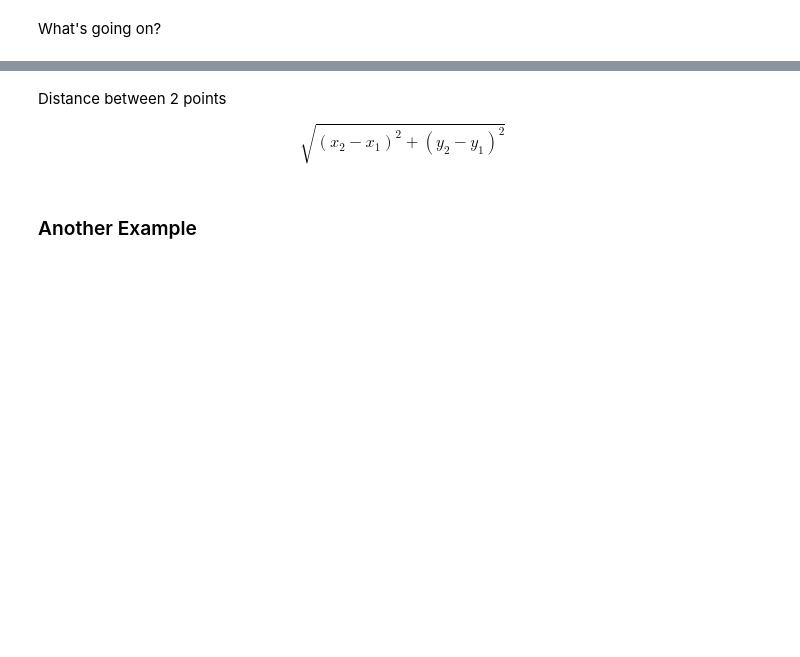
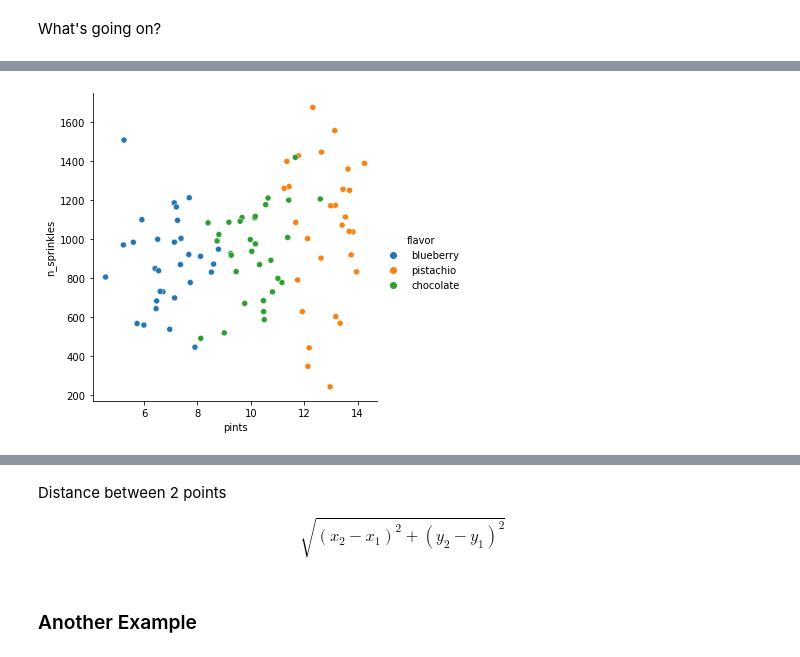
Before and after one commit to CodeupClassroom/pagel-regression, a Jupyter notebook: scaling_lesson.ipynb, the cells around one changed output, grey strips where cells are left out. Cells and saved outputs as stored; diff of their text form; code cells hidden in the pictures; blank space fills up the shorter version.

```diff
--- a/scaling_lesson.ipynb
+++ b/scaling_lesson.ipynb
@@ -108,3 +151,5 @@ What's going on?
 # %%
-# sns.relplot(data=train, y='n_sprinkles', x='pints', hue='flavor');
+sns.relplot(data=train, y='n_sprinkles', x='pints', hue='flavor');
+# %% [output]
+[figure, added]
 # %%
```
Also changed, not shown: parts of 33 cells of this notebook.
